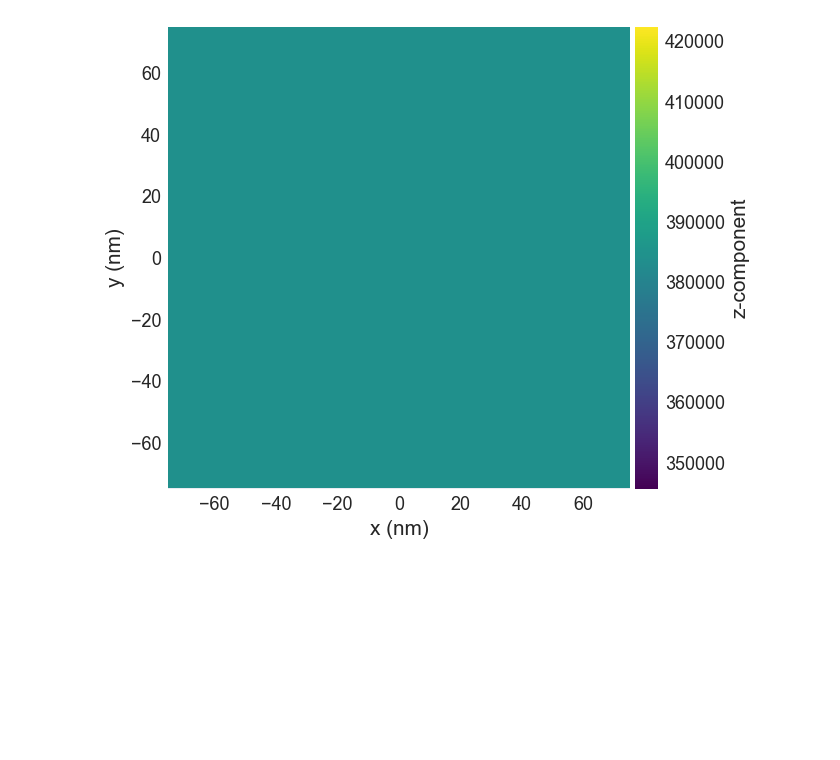
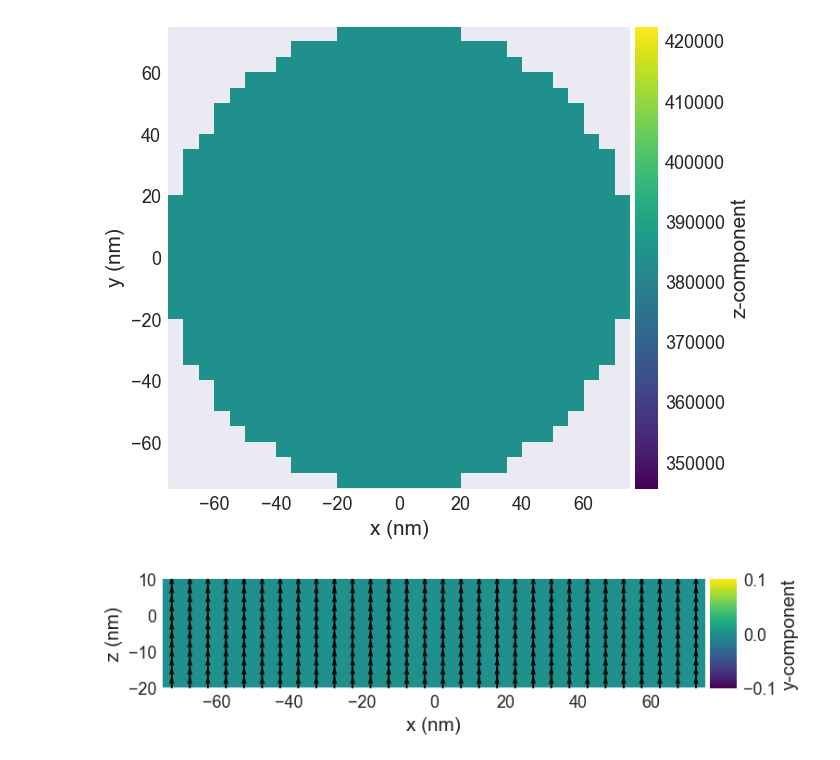
Before and after one commit to firestarx35/monte-carlo-micromagnetics, a Jupyter notebook: bloch_point.ipynb, the cells around one changed output. Saved outputs shown, nothing was run; the diff lists cells and outputs as text; code cells hidden in the pictures; blank space fills up the shorter version.

```diff
--- a/bloch_point.ipynb
+++ b/bloch_point.ipynb
@@ -9,33 +9,35 @@ from montecarlo.System import Grid, MCDrive
 Ms = 3.84e5
 A = 8.78e-12
 
 d = 150e-9
 hb = 20e-9
 ht = 10e-9
 
-cell = (5e-9, 5e-9, 2.5e-9)
+cell = (5.0e-9, 5.0e-9, 2.5e-9)
 
 subregions = {'r1': df.Region(p1=(-d/2, -d/2, -hb), p2=(d/2, d/2, 0)), 'r2': df.Region(p1=(-d/2, -d/2, 0), p2=(d/2, d/2, ht))}
 
 p1 = (-d/2, -d/2, -hb)
 p2 = (d/2, d/2, ht)
 
 mesh = df.Mesh(p1=p1, p2=p2, cell=cell, subregions=subregions)
 
 def Ms_fun(point):
     x, y, z = point
     if x**2 + y**2 < (d/2)**2:
         return Ms
     else:
         return 0
 
 system = mm.System(name='bloch_point')
 
 D_bloch = {'r1': -1.58e-3, 'r2': 1.58e-3, "r1:r2": 1.58e-9}
 
 system.energy = mm.Exchange(A=A) + mm.DMI(D=D_bloch, crystalclass='T')
-system.m = df.Field(mesh, dim=3, value=(0, 0, 1), norm=Ms)
+system.m = df.Field(mesh, dim=3, value=(0, 0, 1), norm=Ms_fun)
 
 system.m.plane('z').mpl()
+system.m.plane('y').mpl()
 # %% [output]
-[figure, old version]
+[figure, new version]
+[figure, added]
```
Also changed, not shown: parts of 14 cells of this notebook, 7 other files.
